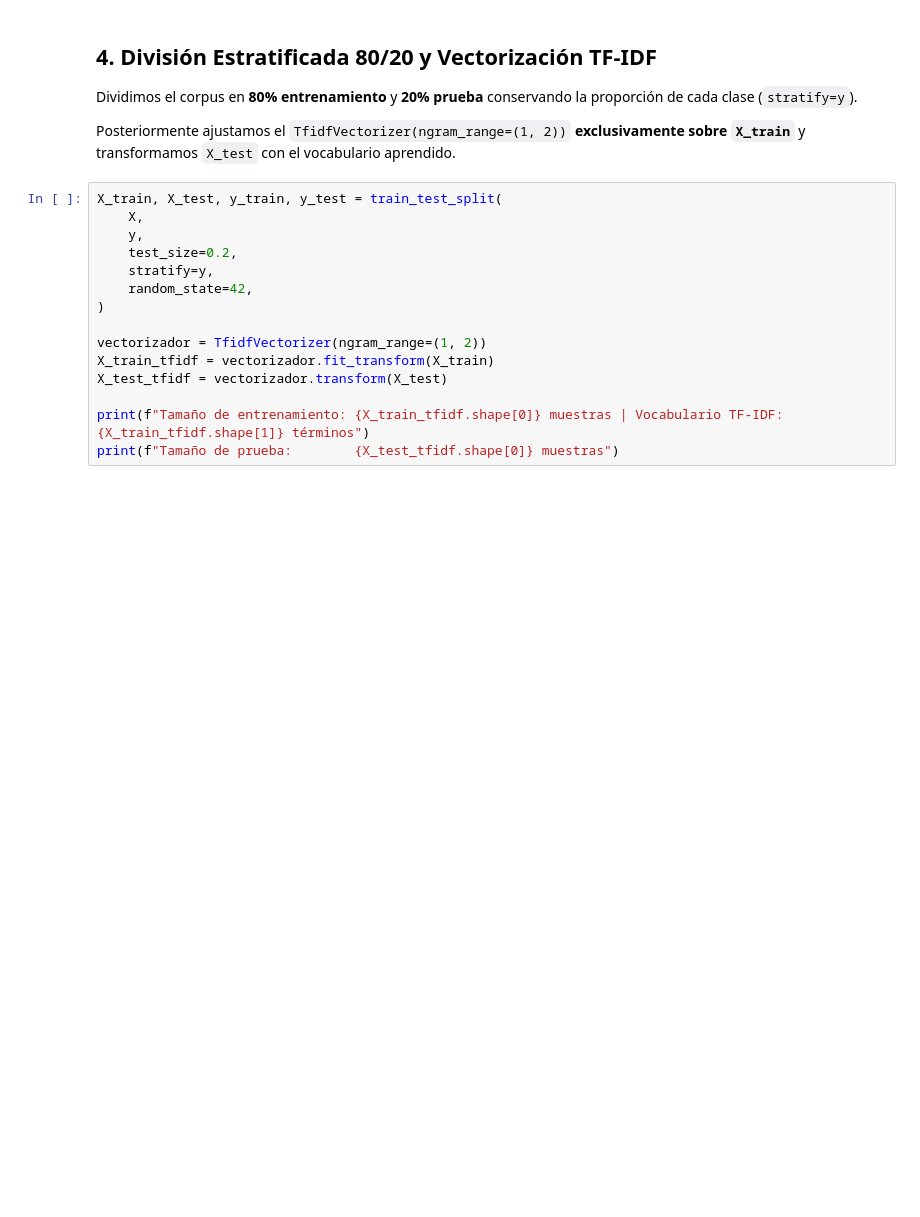
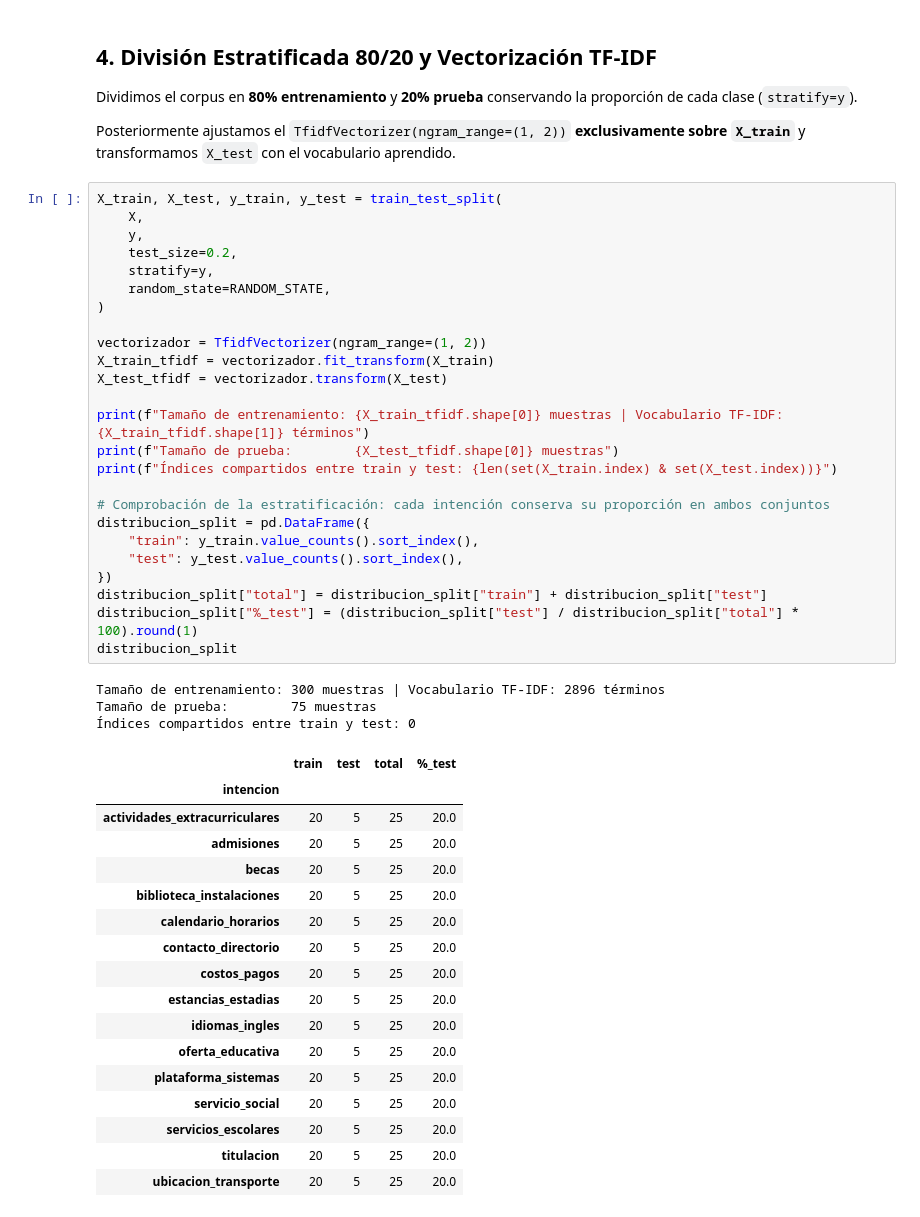
Before and after one commit to AndresGlzLeon/Tarea-especial2, a Jupyter notebook: notebooks/entrenamiento_evaluacion.ipynb, the cells around one changed output. Saved outputs shown, nothing was run; the diff lists cells and outputs as text; blank space fills up the shorter version.

```diff
--- a/notebooks/entrenamiento_evaluacion.ipynb
+++ b/notebooks/entrenamiento_evaluacion.ipynb
@@ -94,15 +162,46 @@ Posteriormente ajustamos el `TfidfVectorizer(ngram_range=(1, 2))` **exclusivamen
 # %%
 X_train, X_test, y_train, y_test = train_test_split(
     X,
     y,
     test_size=0.2,
     stratify=y,
-    random_state=42,
+    random_state=RANDOM_STATE,
 )
 
 vectorizador = TfidfVectorizer(ngram_range=(1, 2))
 X_train_tfidf = vectorizador.fit_transform(X_train)
 X_test_tfidf = vectorizador.transform(X_test)
 
 print(f"Tamaño de entrenamiento: {X_train_tfidf.shape[0]} muestras | Vocabulario TF-IDF: {X_train_tfidf.shape[1]} términos")
 print(f"Tamaño de prueba:        {X_test_tfidf.shape[0]} muestras")
+print(f"Índices compartidos entre train y test: {len(set(X_train.index) & set(X_test.index))}")
+
+# Comprobación de la estratificación: cada intención conserva su proporción en ambos conjuntos
+distribucion_split = pd.DataFrame({
+    "train": y_train.value_counts().sort_index(),
+    "test": y_test.value_counts().sort_index(),
+})
+distribucion_split["total"] = distribucion_split["train"] + distribucion_split["test"]
+distribucion_split["%_test"] = (distribucion_split["test"] / distribucion_split["total"] * 100).round(1)
+distribucion_split
+# %% [output]
+Tamaño de entrenamiento: 300 muestras | Vocabulario TF-IDF: 2896 términos
+Tamaño de prueba:        75 muestras
+Índices compartidos entre train y test: 0
+|  | train | test | total | %_test |
+| intencion |  |  |  |  |
+| actividades_extracurriculares | 20 | 5 | 25 | 20.0 |
+| admisiones | 20 | 5 | 25 | 20.0 |
+| becas | 20 | 5 | 25 | 20.0 |
+| biblioteca_instalaciones | 20 | 5 | 25 | 20.0 |
+| calendario_horarios | 20 | 5 | 25 | 20.0 |
+| contacto_directorio | 20 | 5 | 25 | 20.0 |
+| costos_pagos | 20 | 5 | 25 | 20.0 |
+| estancias_estadias | 20 | 5 | 25 | 20.0 |
+| idiomas_ingles | 20 | 5 | 25 | 20.0 |
+| oferta_educativa | 20 | 5 | 25 | 20.0 |
+| plataforma_sistemas | 20 | 5 | 25 | 20.0 |
+| servicio_social | 20 | 5 | 25 | 20.0 |
+| servicios_escolares | 20 | 5 | 25 | 20.0 |
+| titulacion | 20 | 5 | 25 | 20.0 |
+| ubicacion_transporte | 20 | 5 | 25 | 20.0 |
```
Also changed, not shown: parts of 17 cells of this notebook.
